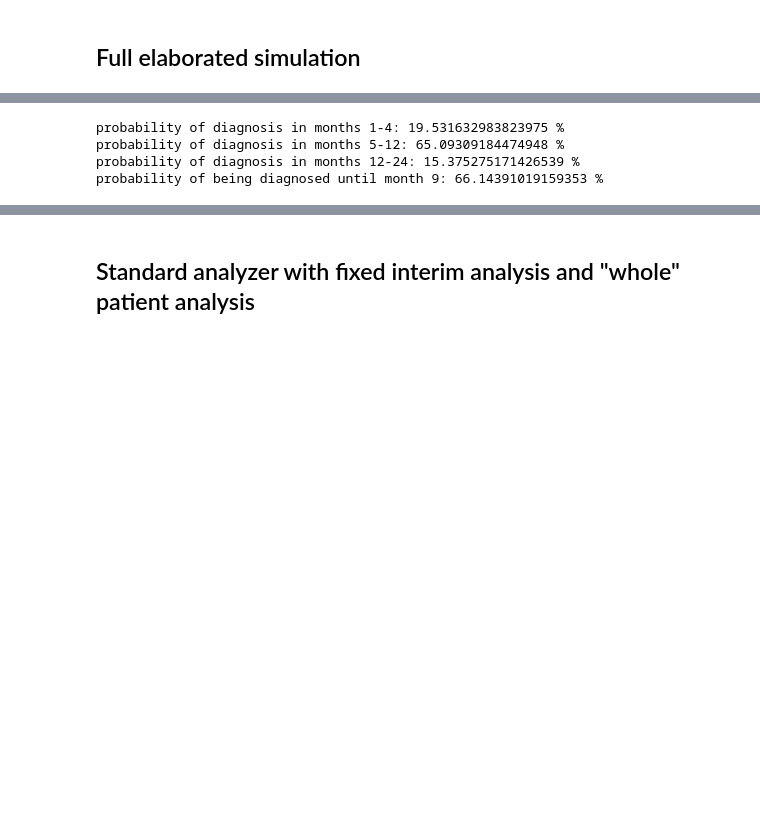
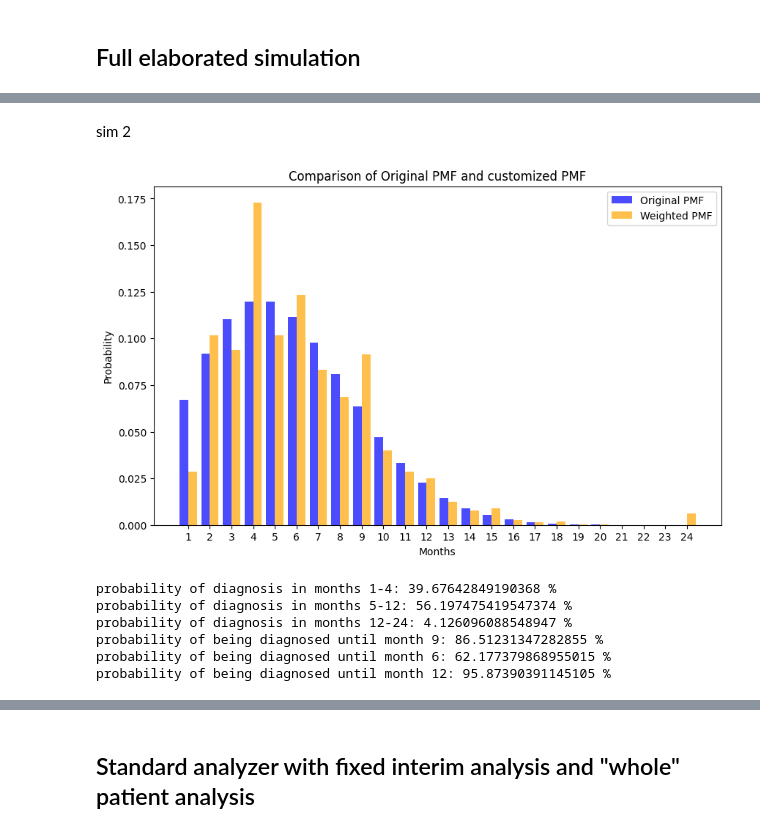
Before and after one commit to YoelPH/clinical_trial_simulation, a Jupyter notebook: trial_simulation_extended_cleaned.ipynb, the cells around one changed output, grey strips where cells are left out. Saved outputs shown, nothing was run; the diff lists cells and outputs as text; code cells hidden in the pictures; blank space fills up the shorter version.

```diff
--- a/trial_simulation_extended_cleaned.ipynb
+++ b/trial_simulation_extended_cleaned.ipynb
@@ -51,13 +51,58 @@ plt.show()
+# %% [markdown]
+sim 2
+# %%
+number_of_months = 24
+x = np.arange(1, number_of_months + 1)
+pmf = binom.pmf(x, number_of_months, 0.2)
+pmf = pmf**0.3/(pmf**0.3).sum()
+
+# Define weights based on examination
+weights = np.ones_like(pmf)
+weights_ultrasound = np.zeros_like(pmf)
+weights_PET = np.zeros_like(pmf)
+
+weights_ultrasound[[1,5,11,14,17,20]] = 0.3
+weights_PET[[3,8,23]] = 0.7
+
+#some extra customization
+weights += weights_ultrasound + weights_PET
+weights[-1] = 4000
+weights[14] = 2
+weights[17] = 3
+weights[0] = 0.5
+
+# Apply weights to the PMF
+weighted_pmf = pmf * weights
+
+# Normalize the weighted PMF
+weighted_pmf /= np.sum(weighted_pmf)
+
+# Plot the original PMF and weighted PMF
+plt.figure(figsize=(10, 6))
+plt.bar(x - 0.2, pmf, width=0.4, label='Original PMF', color='blue', alpha=0.7)
+plt.bar(x + 0.2, weighted_pmf, width=0.4, label='Weighted PMF', color='orange', alpha=0.7)
+plt.xlabel('Months')
+plt.ylabel('Probability')
+plt.xticks(x)
+plt.title('Comparison of Original PMF and customized PMF')
+plt.legend()
+plt.show()
+# %% [output]
+[figure, added]
 # %%
 print('probability of diagnosis in months 1-4:', np.sum(weighted_pmf[:4])*100,'%')
 print('probability of diagnosis in months 5-12:', np.sum(weighted_pmf[4:12])*100,'%')
 print('probability of diagnosis in months 12-24:', np.sum(weighted_pmf[12:])*100,'%')
 print('probability of being diagnosed until month 9:', np.sum(weighted_pmf[:9])*100, '%')
+print('probability of being diagnosed until month 6:', np.sum(weighted_pmf[:6])*100, '%')
+print('probability of being diagnosed until month 12:', np.sum(weighted_pmf[:12])*100, '%')
 # %% [output]
-probability of diagnosis in months 1-4: 19.531632983823975 %
-probability of diagnosis in months 5-12: 65.09309184474948 %
-probability of diagnosis in months 12-24: 15.375275171426539 %
-probability of being diagnosed until month 9: 66.14391019159353 %
+probability of diagnosis in months 1-4: 39.67642849190368 %
+probability of diagnosis in months 5-12: 56.197475419547374 %
+probability of diagnosis in months 12-24: 4.126096088548947 %
+probability of being diagnosed until month 9: 86.51231347282855 %
+probability of being diagnosed until month 6: 62.177379868955015 %
+probability of being diagnosed until month 12: 95.87390391145105 %
 # %%
 cdf = list(accumulate(weighted_pmf))
 plt.step(x, cdf, where='mid', color='blue', alpha=0.7)
```
Also changed, not shown: parts of 14 cells of this notebook, 4 other files.
